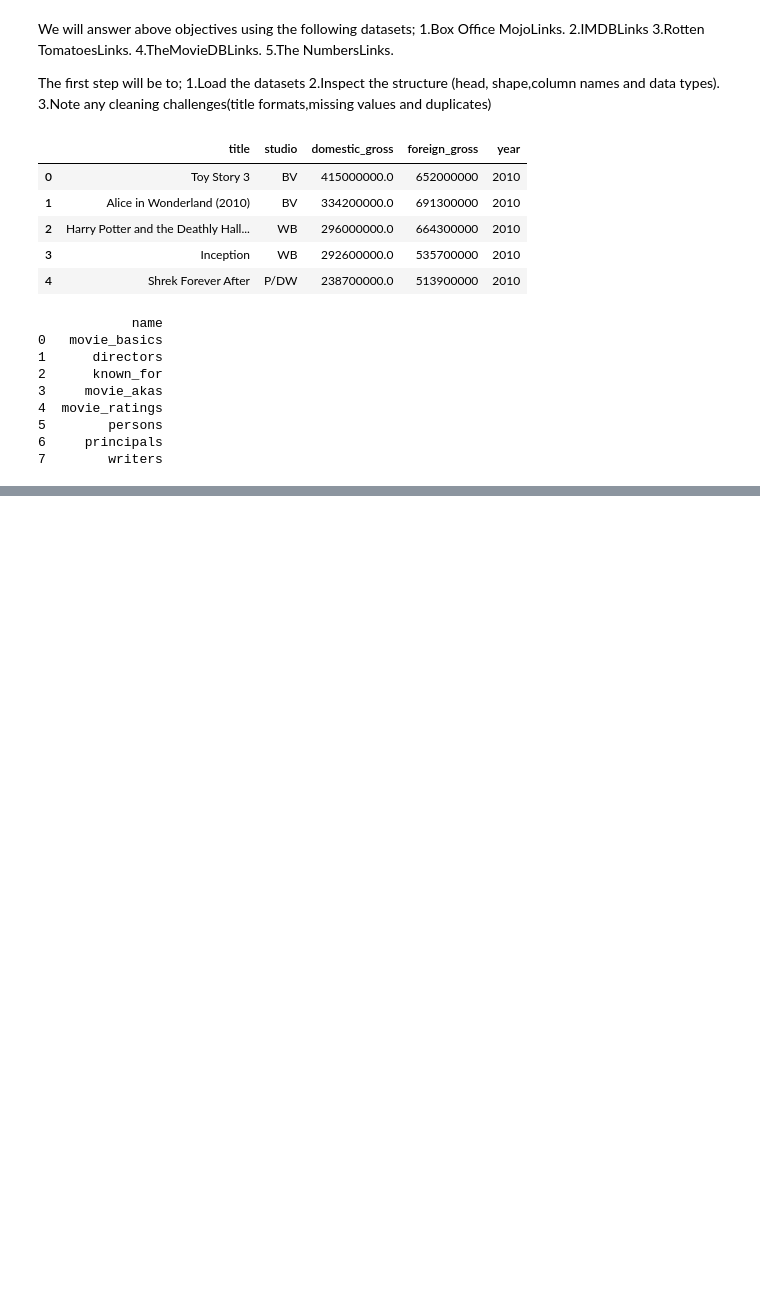
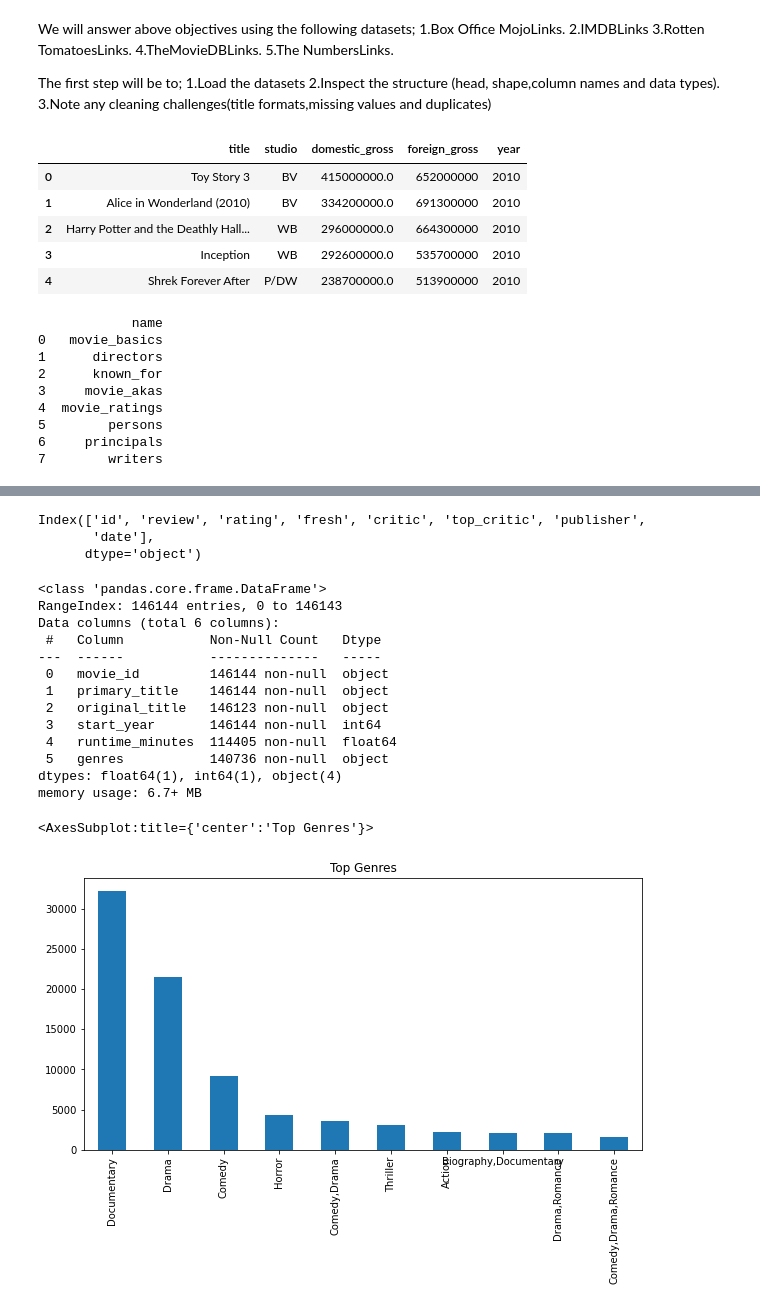
Before and after one commit to DianaAloo/dsc-phase-2-project-v3, a Jupyter notebook: Phase_2_Project.ipynb, the cells around one changed output, grey strips where cells are left out. Cells and saved outputs as stored; diff of their text form; code cells hidden in the pictures; blank space fills up the shorter version.

```diff
--- a/Phase_2_Project.ipynb
+++ b/Phase_2_Project.ipynb
@@ -115,0 +260,32 @@ movie_basics
+# %%
+rt_reviews.columns
+# %% [output]
+Index(['id', 'review', 'rating', 'fresh', 'critic', 'top_critic', 'publisher',
+       'date'],
+      dtype='object')
+# %%
+#this dataset to show trends in movie production & genre popularity.
+#movie_basics
+movie_basics.head()
+movie_basics.info()
+movie_basics.isnull().sum()
+
+
+# Top genres
+movie_basics['genres'].value_counts().head(10).plot(kind='bar', figsize=(10,5), title="Top Genres")
+# %% [output]
+<class 'pandas.core.frame.DataFrame'>
+RangeIndex: 146144 entries, 0 to 146143
+Data columns (total 6 columns):
+ #   Column           Non-Null Count   Dtype
+---  ------           --------------   -----
+ 0   movie_id         146144 non-null  object
+ 1   primary_title    146144 non-null  object
+ 2   original_title   146123 non-null  object
+ 3   start_year       146144 non-null  int64
+ 4   runtime_minutes  114405 non-null  float64
+ 5   genres           140736 non-null  object
+dtypes: float64(1), int64(1), object(4)
+memory usage: 6.7+ MB
+<AxesSubplot:title={'center':'Top Genres'}>
+[figure, added]
```
Also changed, not shown: parts of 41 cells of this notebook, 2 other files.
